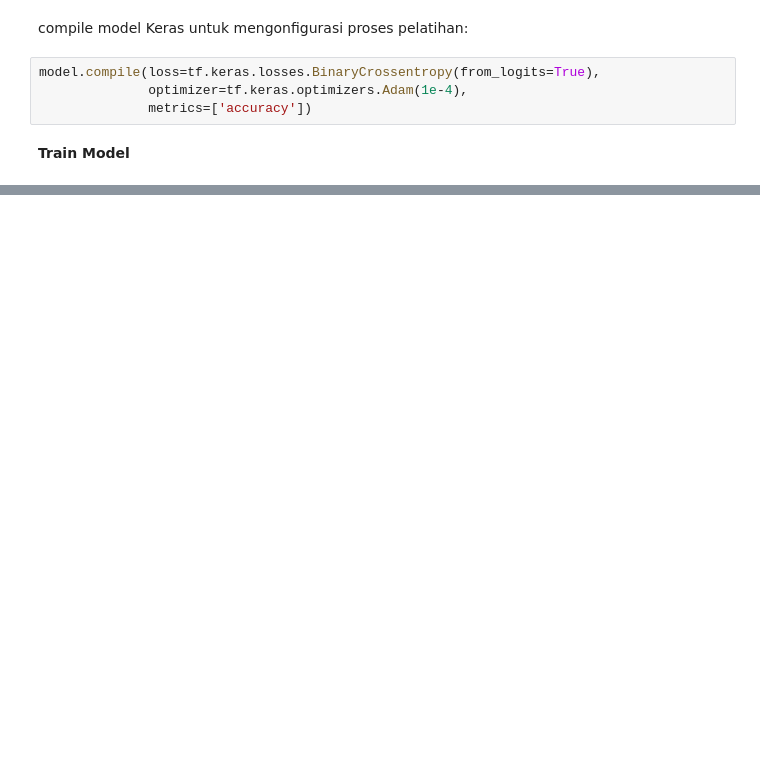
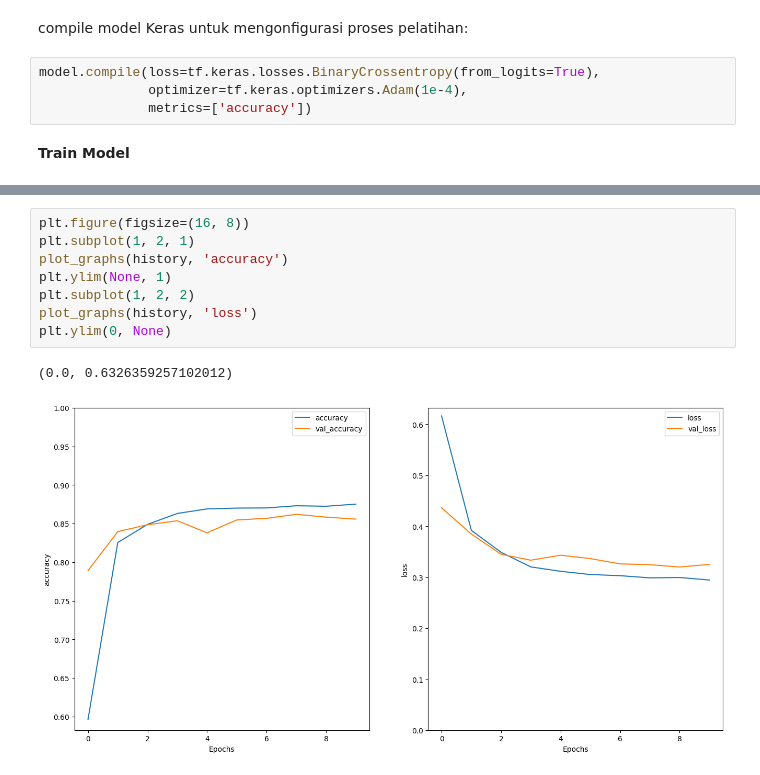
Before and after one commit to Ryansyaaw/Machine-Learning_2023, a Jupyter notebook: week 10/week10.1.ipynb, the cells around one changed output, grey strips where cells are left out. Saved outputs shown, nothing was run; the diff lists cells and outputs as text; blank space fills up the shorter version.

```diff
--- a/week 10/week10.1.ipynb
+++ b/week 10/week10.1.ipynb
@@ -152,0 +180,11 @@ KeyboardInterrupt: ignored
+# %%
+plt.figure(figsize=(16, 8))
+plt.subplot(1, 2, 1)
+plot_graphs(history, 'accuracy')
+plt.ylim(None, 1)
+plt.subplot(1, 2, 2)
+plot_graphs(history, 'loss')
+plt.ylim(0, None)
+# %% [output]
+(0.0, 0.6326359257102012)
+[figure, added]
```
Also changed, not shown: parts of 15 cells of this notebook.
